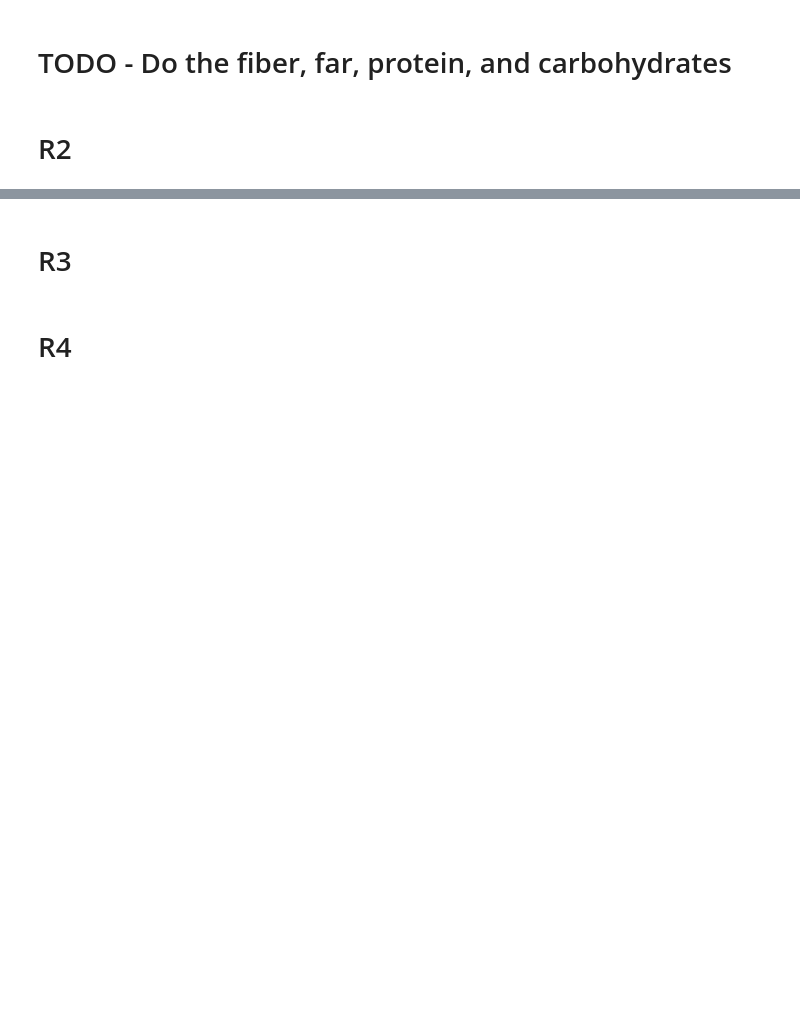
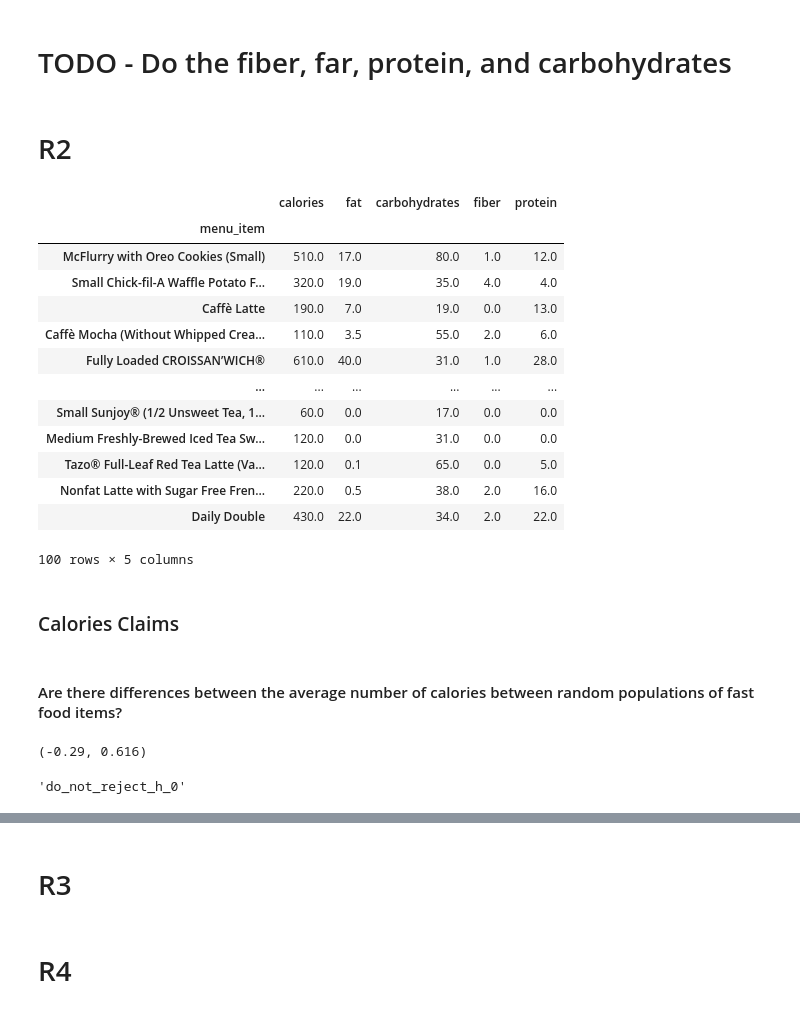
Before and after one commit to johnsonlarryl/csce_5310, a Jupyter notebook: fast_food_nutrition/notebooks/project_presentation.ipynb, the cells around one changed output, grey strips where cells are left out. Drawn from its saved outputs; the diff is of its cells as text; code cells hidden in the pictures; blank space fills up the shorter version.

Commit message:
Updated notebook with two means independent samples test

```diff
--- a/fast_food_nutrition/notebooks/project_presentation.ipynb
+++ b/fast_food_nutrition/notebooks/project_presentation.ipynb
@@ -307,4 +307,25 @@ We are 95% confident that the mean value of the population of fast food items ha
 # %%
 number_of_samples = 100
 menu_items_samples_1 = menu_items_samples
-menu_items_samples_2 = menu.sample(n=number_of_samples, random_state=23)
+remaining_samples = menu.drop(menu_items_samples_1.index)
+menu_items_samples_2 = remaining_samples.sample(n=number_of_samples, random_state=23)
+menu_items_samples_2
+# %% [output]
+|  | calories | fat | carbohydrates | fiber | protein |
+| menu_item |  |  |  |  |  |
+| McFlurry with Oreo Cookies (Small) | 510.0 | 17.0 | 80.0 | 1.0 | 12.0 |
+| Small Chick-fil-A Waffle Potato F... | 320.0 | 19.0 | 35.0 | 4.0 | 4.0 |
+| Caffè Latte | 190.0 | 7.0 | 19.0 | 0.0 | 13.0 |
+| Caffè Mocha (Without Whipped Crea... | 110.0 | 3.5 | 55.0 | 2.0 | 6.0 |
+| Fully Loaded CROISSAN’WICH® | 610.0 | 40.0 | 31.0 | 1.0 | 28.0 |
+| ... | ... | ... | ... | ... | ... |
+| Small Sunjoy® (1/2 Unsweet Tea, 1... | 60.0 | 0.0 | 17.0 | 0.0 | 0.0 |
+| Medium Freshly-Brewed Iced Tea Sw... | 120.0 | 0.0 | 31.0 | 0.0 | 0.0 |
+| Tazo® Full-Leaf Red Tea Latte (Va... | 120.0 | 0.1 | 65.0 | 0.0 | 5.0 |
+| Nonfat Latte with Sugar Free Fren... | 220.0 | 0.5 | 38.0 | 2.0 | 16.0 |
+| Daily Double | 430.0 | 22.0 | 34.0 | 2.0 | 22.0 |
+100 rows × 5 columns
+# %% [markdown]
+### Calories Claims
+# %% [markdown]
+#### Are there differences between the average number of calories between random populations of fast food items?
@@ -310,0 +340,20 @@ menu_items_samples_2 = menu.sample(n=number_of_samples, random_state=23)
+# %%
+z, p_value = TTest.calculate_two_means(x_bar_1=x_bar_1,
+                                       x_bar_2=x_bar_2,
+                                       mu_1=0,
+                                       mu_2=0,
+                                       sigma_1=sigma_1,
+                                       sigma_2=sigma_2,
+                                       n_1=n_1,
+                                       n_2=n_2,
+                                       test=test)
+z, p_value
+# %% [output]
+(-0.29, 0.616)
+# %%
+hypothesis_test_conclusion = ZTest.calculate_hypothesis_critical_value_test_method(z=z,
+                                                                                   alpha=alpha,
+                                                                                   test=test)
+hypothesis_test_conclusion
+# %% [output]
+'do_not_reject_h_0'
```
Also changed, not shown: parts of 4 cells of this notebook, 2 other files.
